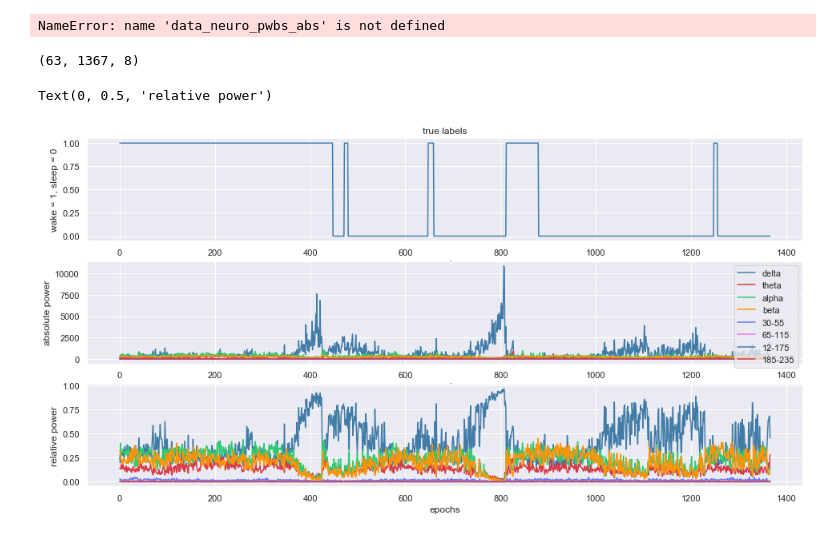
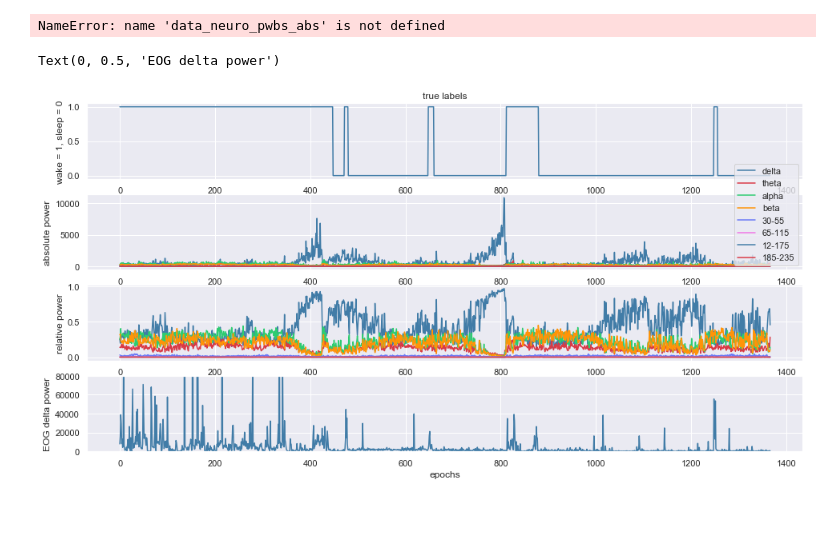
Before and after one commit to sunh20/SleepClass, a Jupyter notebook: notebooks/get_rel_pwb.ipynb, the cells around one changed output. Saved outputs shown, nothing was run; the diff lists cells and outputs as text; code cells hidden in the pictures.

```diff
--- a/notebooks/get_rel_pwb.ipynb
+++ b/notebooks/get_rel_pwb.ipynb
@@ -33,9 +33,11 @@ print(list(fin.keys()))
 chan = fin.get('chan')
 data_labels = fin.get('data_labels')
 data_neuro = fin.get('data_neuro')
+data_eog = fin.get('data_eog')
 fs = 500
 t = np.linspace(0,len(data_neuro)/500,len(data_neuro))
 
 print('data_neuro: ', data_neuro.shape)
+print('data_eog: ', data_eog.shape)
 print('hours of data: %.2f' % (len(data_neuro)/fs/60/60))
 # %% [output]
@@ -58,6 +61,9 @@ n_epochs = int(np.floor(len(data_neuro)/fs/30))
 data_neuro_cut = data_neuro[:n_epochs*30*fs,:].T # round to nearest 30-s
 data_neuro_ep = np.reshape(data_neuro_cut,(63, -1, 30*fs))
 
+data_eog_cut = data_eog[:n_epochs*30*fs] # round to nearest 30-s
+data_eog_ep = np.reshape(data_eog_cut,(-1, 30*fs))
+
 # cut labels
 data_labels_ep = np.zeros(n_epochs)
 data_labels_temp = np.reshape(data_labels[:n_epochs*30*fs],(-1,fs*30))
@@ -65,6 +71,7 @@ for i in range(n_epochs):
     data_labels_ep[i] = data_labels_temp[i,:].mean().round()
 
 print(data_neuro_ep.shape)
+print(data_eog_ep.shape)
 print(data_labels_ep.shape)
 # %% [output]
 (63, 1367, 15000)
@@ -100,0 +109,14 @@ abs power in band:  226.63880839247958
+# %%
+# look at eog
+
+sig = data_eog_ep[0,:]
+sig_filt = filt.flex_filter(sig, fs, f_cut=0.1, f_cut2=2, btype='bandpass', order=6)
+
+plt.figure(figsize=[15,4])
+plt.plot(np.linspace(0,30,30*fs),sig,label='raw')
+plt.plot(np.linspace(0,30,30*fs),sig_filt,label='filt')
+plt.legend()
+plt.title('eog filtered');
+
+# power = mean of sqaured power
+print('abs power in band: ', str(np.square(sig_filt).mean()))
@@ -101,3 +126,13 @@ abs power in band:  226.63880839247958
+# %%
+data_eog_delta = np.zeros(n_epochs)
+
+for ep in tqdm(range(n_epochs)):
+    sig = data_eog_ep[ep,:]
+
+    low = 0.1
+    high = 2
+
+    data_eog_delta[ep] = np.square(filt.flex_filter(sig, fs, f_cut=low, f_cut2=high, btype='bandpass', order=6)).mean()
 # %%
 # filter all epochs
 
@@ -121,10 +156,6 @@ np.save('data_neuro_pwb_abs.npy',data_neuro_pwb_abs)
 NameError: name 'data_neuro_pwbs_abs' is not defined
 # %%
 data_neuro_pwb_abs = np.load('data_neuro_pwb_abs.npy')
-# %%
-data_neuro_pwb_abs.shape
-# %% [output]
-(63, 1367, 8)
 # %%
 # relative
 
@@ -137,24 +167,30 @@ for i in range(8):
 # %%
 plt.figure(figsize=[16,8])
-plt.subplot(3,1,1)
+plt.subplot(4,1,1)
 plt.plot(data_labels_ep)
 plt.xlabel('epochs')
 plt.ylabel('wake = 1, sleep = 0')
 plt.title('true labels')
 
-plt.subplot(3,1,2)
+plt.subplot(4,1,2)
 plt.plot(data_neuro_pwb_abs[0,:,:])
 plt.xlabel('epochs')
 plt.ylabel('absolute power')
 plt.legend(['delta','theta','alpha','beta','30-55','65-115','12-175','185-235'])
 
-plt.subplot(3,1,3)
+plt.subplot(4,1,3)
 plt.plot(data_neuro_pwb_rel[0,:,:])
 plt.xlabel('epochs')
 plt.ylabel('relative power')
+
+plt.subplot(4,1,4)
+plt.plot(data_eog_delta)
+plt.ylim([0,80000])
+plt.xlabel('epochs')
+plt.ylabel('EOG delta power')
 # %% [output]
-Text(0, 0.5, 'relative power')
+Text(0, 0.5, 'EOG delta power')
-[figure, old version]
+[figure, new version]
 # %%
 import scipy.io as sio
 
```
Also changed, not shown: parts of 9 cells of this notebook, 4 other files.
